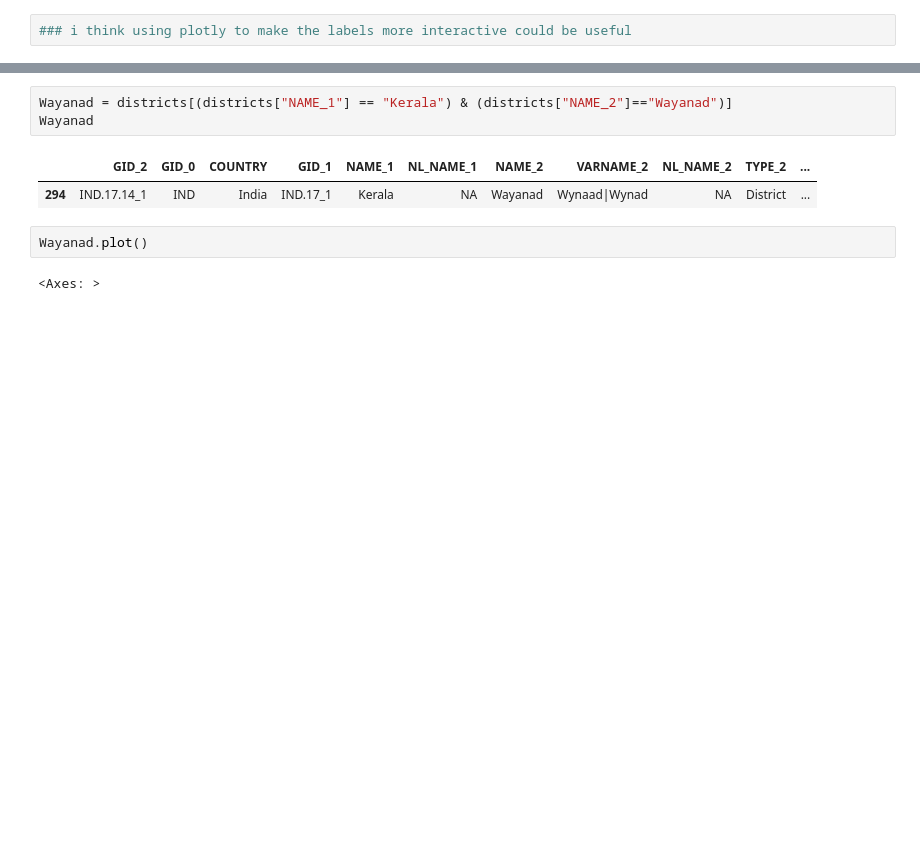
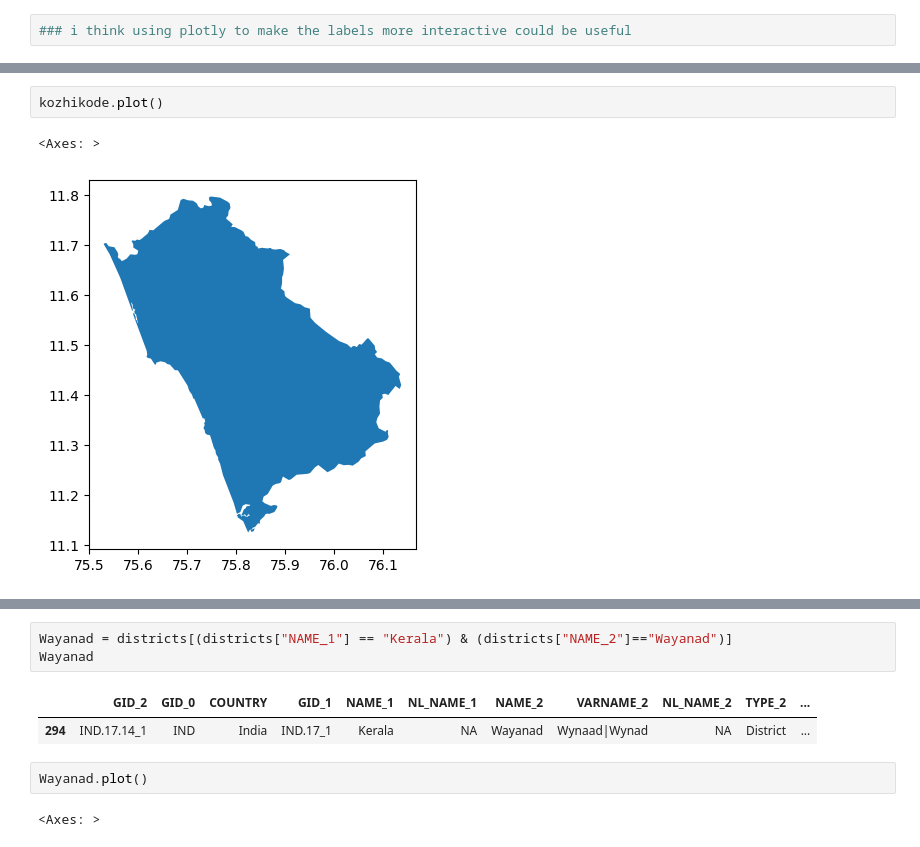
Before and after one commit to squishridyvi/Geographical-Distribution-Mapping-of-Dravidian-Languages-, a Jupyter notebook: Geographical Distribution of Dravidian Languages.ipynb, the cells around one changed output, grey strips where cells are left out. Cells and saved outputs as stored; diff of their text form; blank space fills up the shorter version.

```diff
--- a/Geographical Distribution of Dravidian Languages.ipynb
+++ b/Geographical Distribution of Dravidian Languages.ipynb
@@ -408,0 +483,5 @@ ax.legend(bbox_to_anchor=(1.05, 1))
+# %%
+kozhikode.plot()
+# %% [output]
+<Axes: >
+[figure, added]
```
Also changed, not shown: parts of 30 cells of this notebook.
